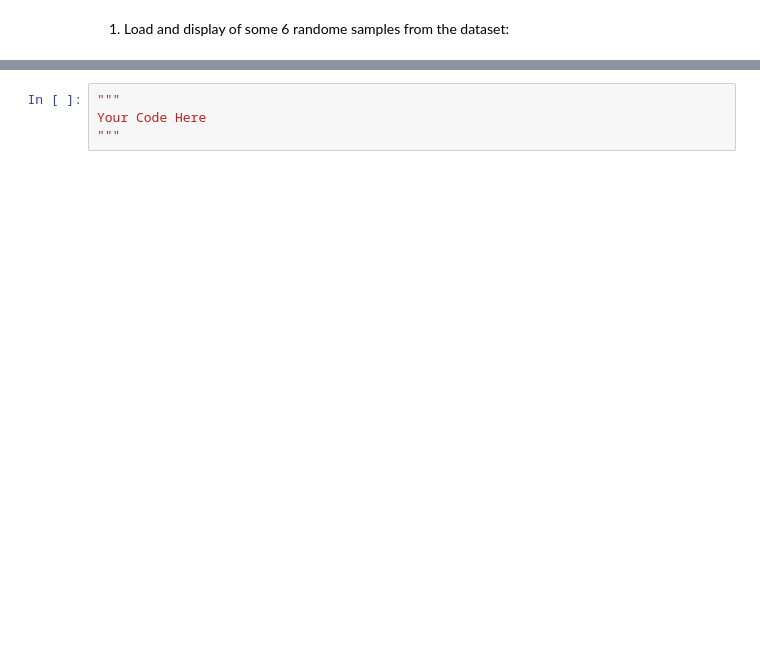
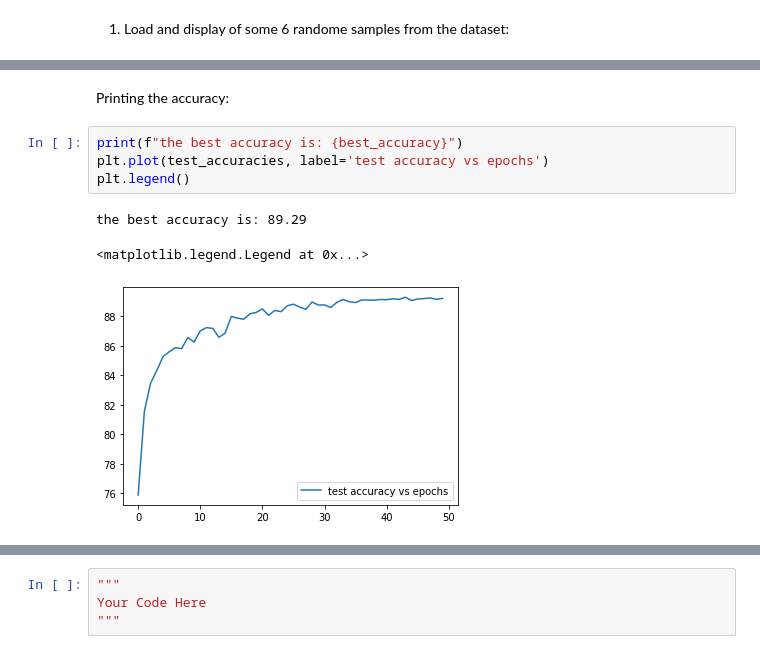
Before and after one commit to ynahum/dl_hw, a Jupyter notebook: hw2/ee046211_hw2_034462796_204034953.ipynb, the cells around one changed output, grey strips where cells are left out. Drawn from its saved outputs; the diff is of its cells as text; blank space fills up the shorter version.

```diff
--- a/hw2/ee046211_hw2_034462796_204034953.ipynb
+++ b/hw2/ee046211_hw2_034462796_204034953.ipynb
@@ -870,0 +885,10 @@ plt.legend()
+# %% [markdown]
+Printing the accuracy:
+# %%
+print(f"the best accuracy is: {best_accuracy}")
+plt.plot(test_accuracies, label='test accuracy vs epochs')
+plt.legend()
+# %% [output]
+the best accuracy is: 89.29
+<matplotlib.legend.Legend at 0x...>
+[figure, added]
```
Also changed, not shown: parts of 11 cells of this notebook.
